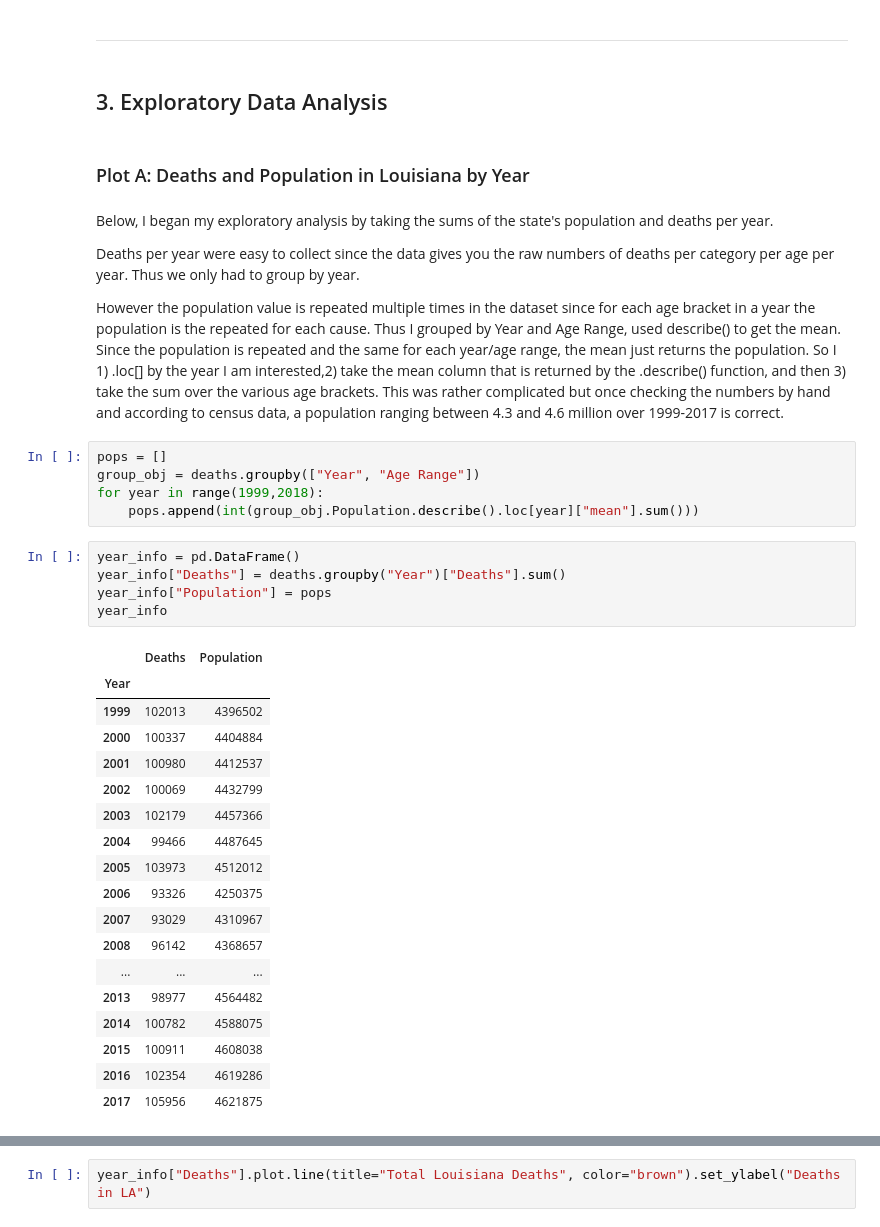
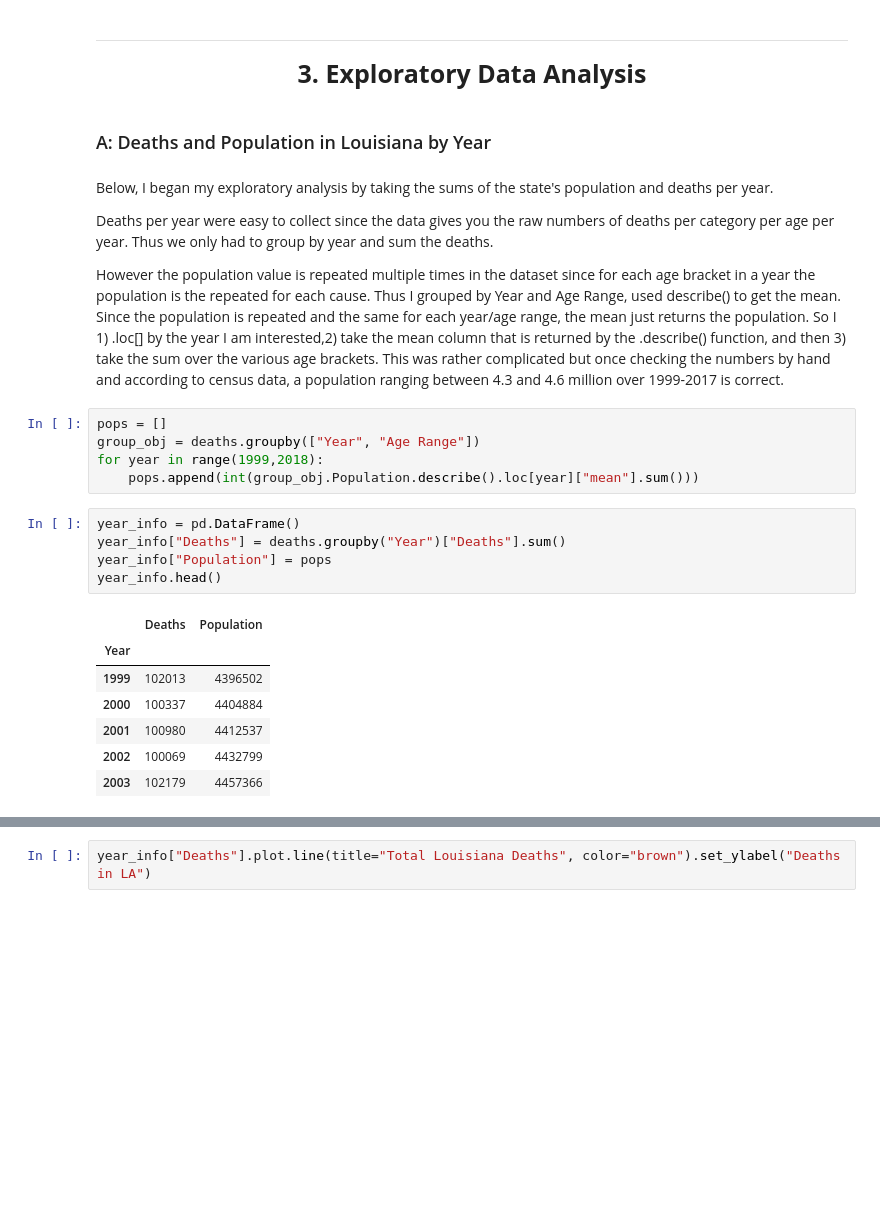
Before and after one commit to ajasica/ajasica.github.io, a Jupyter notebook: Final Tutorial.ipynb, the cells around one changed output, grey strips where cells are left out. Cells and saved outputs as stored; diff of their text form; blank space fills up the shorter version.

```diff
--- a/Final Tutorial.ipynb
+++ b/Final Tutorial.ipynb
@@ -200,13 +204,13 @@ deaths
 # %% [markdown]
 ---
 # %% [markdown]
-## 3. Exploratory Data Analysis
+<p style="text-align: center; font-size: 25px; font-weight: bold;">3. Exploratory Data Analysis</p>
 # %% [markdown]
-### Plot A: Deaths and Population in Louisiana by Year
+### A: Deaths and Population in Louisiana by Year
 # %% [markdown]
 Below, I began my exploratory analysis by taking the sums of the state's population and deaths per year.
 
-Deaths per year were easy to collect since the data gives you the raw numbers of deaths per category per age per year. Thus we only had to group by year.
+Deaths per year were easy to collect since the data gives you the raw numbers of deaths per category per age per year. Thus we only had to group by year and sum the deaths.
 
 However the population value is repeated multiple times in the dataset since for each age bracket in a year the population is the repeated for each cause. Thus I grouped by Year and Age Range, used describe() to get the mean. Since the population is repeated and the same for each year/age range, the mean just returns the population. So I 1) .loc[] by the year I am interested,2) take the mean column that is returned by the .describe() function, and then 3) take the sum over the various age brackets. This was rather complicated but once checking the numbers by hand and according to census data, a population ranging between 4.3 and 4.6 million over 1999-2017 is correct.
 # %%
@@ -217,24 +221,13 @@ for year in range(1999,2018):
 # %%
 year_info = pd.DataFrame()
 year_info["Deaths"] = deaths.groupby("Year")["Deaths"].sum()
 year_info["Population"] = pops
-year_info
+year_info.head()
 # %% [output]
 |  | Deaths | Population |
 | Year |  |  |
 | 1999 | 102013 | 4396502 |
 | 2000 | 100337 | 4404884 |
 | 2001 | 100980 | 4412537 |
 | 2002 | 100069 | 4432799 |
 | 2003 | 102179 | 4457366 |
-| 2004 | 99466 | 4487645 |
-| 2005 | 103973 | 4512012 |
-| 2006 | 93326 | 4250375 |
-| 2007 | 93029 | 4310967 |
-| 2008 | 96142 | 4368657 |
-| ... | ... | ... |
-| 2013 | 98977 | 4564482 |
-| 2014 | 100782 | 4588075 |
-| 2015 | 100911 | 4608038 |
-| 2016 | 102354 | 4619286 |
-| 2017 | 105956 | 4621875 |
```
Also changed, not shown: parts of 57 cells of this notebook, 2 other files.
